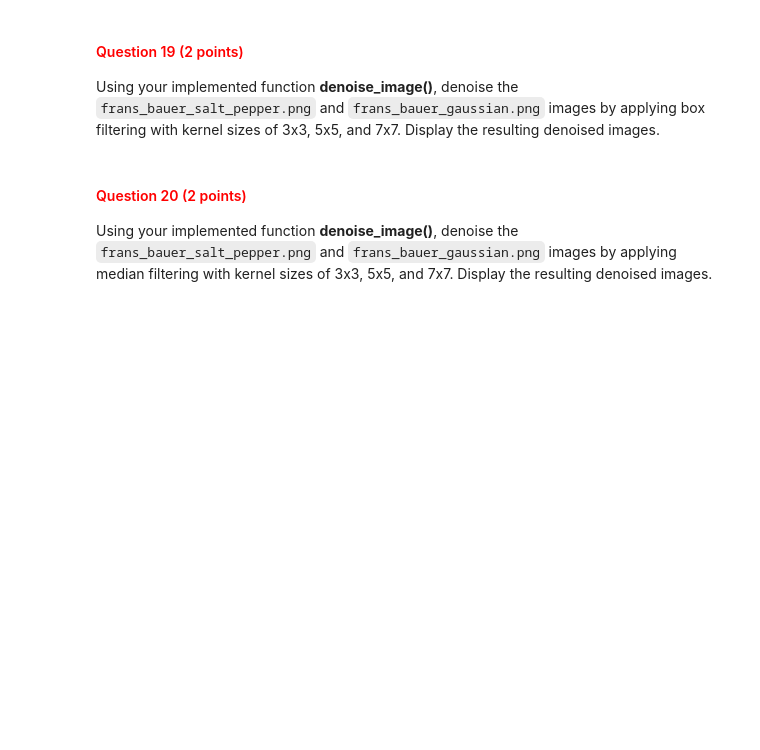
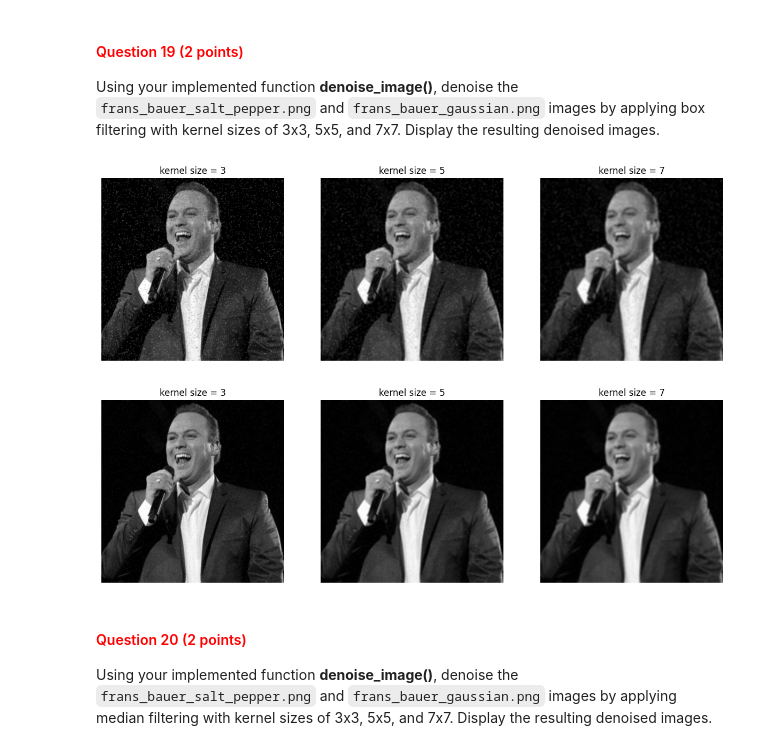
Before and after one commit to izzikampono/cv1-lab-2, a Jupyter notebook: cv1-lab-2.ipynb, the cells around one changed output. Drawn from its saved outputs; the diff is of its cells as text; code cells hidden in the pictures; blank space fills up the shorter version.

```diff
--- a/cv1-lab-2.ipynb
+++ b/cv1-lab-2.ipynb
@@ -696,14 +740,19 @@ def denoise_image(input_image, kernel_type, kernel_size=3, sigma=1):
     if kernel_type == 'box':
 
         # YOUR CODE HERE
+        denoised_image = cv2.blur(input_image, (kernel_size, kernel_size))
 
     elif kernel_type == 'median':
 
         # YOUR CODE HERE
+        if kernel_size % 2 == 0:
+            kernel_size += 1  # to make it an odd number
+        denoised_image = cv2.medianBlur(input_image, kernel_size)
 
     elif kernel_type == 'gaussian':
 
         # YOUR CODE HERE
+        denoised_image = cv2.GaussianBlur(input_image, (kernel_size, kernel_size), sigma)
 
     else:
         raise ValueError('Kernel type not implemented. Choose between "box", "median", or "gaussian".')
@@ -719,3 +766,21 @@ Using your implemented function **denoise_image()**, denoise the `frans_bauer_sa
+# %%
+# YOUR CODE HERE
+salt_pepper_img = cv2.imread('images/frans_bauer_salt_pepper.png')
+gaussian_img = cv2.imread('/images/frans_bauer_gaussian.png')
+fig, axes = plt.subplots(1, 3, figsize=(15, 8))
+for idx,kernel_size in enumerate([3,5,7]) :
+    axes[idx].imshow(denoise_image(salt_pepper_img,kernel_type='box',kernel_size=kernel_size))
+    axes[idx].axis('off')
+    axes[idx].set_title(f"kernel size = {kernel_size}")
+
+fig, axes = plt.subplots(1, 3, figsize=(15, 8))
+for idx,kernel_size in enumerate([3,5,7]) :
+    axes[idx].imshow(denoise_image(gaussian_img,kernel_type='box',kernel_size=kernel_size))
+    axes[idx].axis('off')
+    axes[idx].set_title(f"kernel size = {kernel_size}")
+# %% [output]
+[figure, added]
+[figure, added]
 # %% [markdown]
 <a id="question-20"></a>
 #### <font color='#FF0000'>Question 20 (2 points)</font>
```
Also changed, not shown: parts of 24 cells of this notebook.
